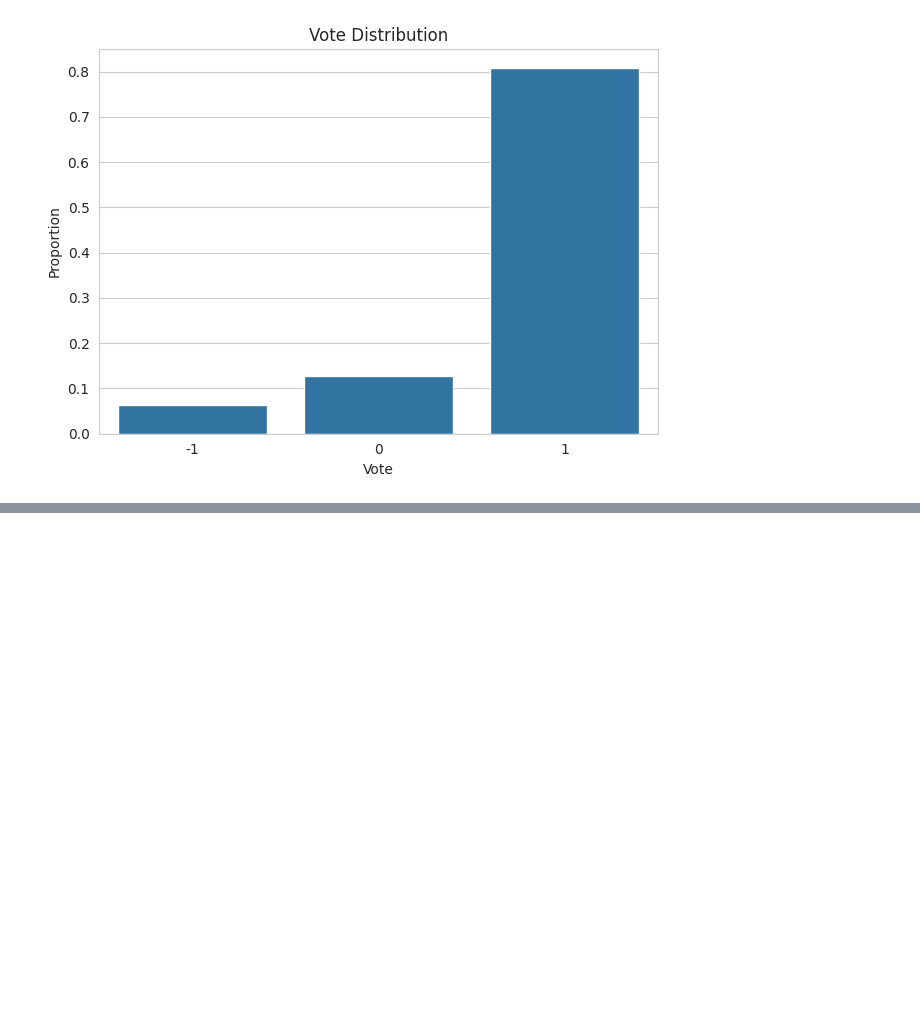
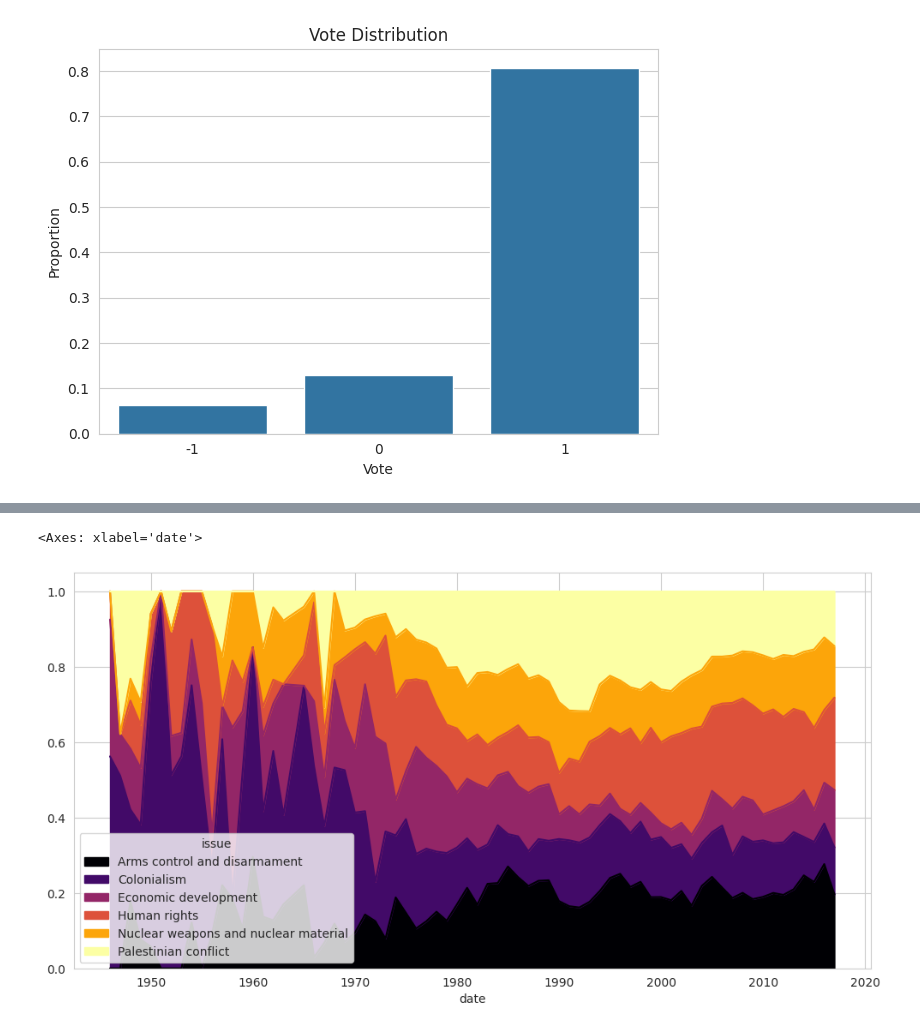
Before and after one commit to yijiesoo/leigaga, a Jupyter notebook: src/project.ipynb, the cells around one changed output, grey strips where cells are left out. Saved outputs shown, nothing was run; the diff lists cells and outputs as text; code cells hidden in the pictures; blank space fills up the shorter version.

```diff
--- a/src/project.ipynb
+++ b/src/project.ipynb
@@ -146,0 +179,4 @@ plt.tight_layout()
+# %%
+df2 = df.groupby(['date', 'issue']).size().reset_index(name='counts')
+df2['pct'] = df2.groupby('date')['counts'].transform(lambda x: x / x.sum())
+df2.head()
@@ -146,0 +190,3 @@ plt.tight_layout()
+# %%
+p = df2.pivot(index='date', columns='issue', values='pct')
+p.head()
@@ -146,0 +201,5 @@ plt.tight_layout()
+# %%
+p.plot.area(figsize=(12, 6), colormap='inferno')
+# %% [output]
+<Axes: xlabel='date'>
+[figure, added]
```
Also changed, not shown: parts of 13 cells of this notebook.
